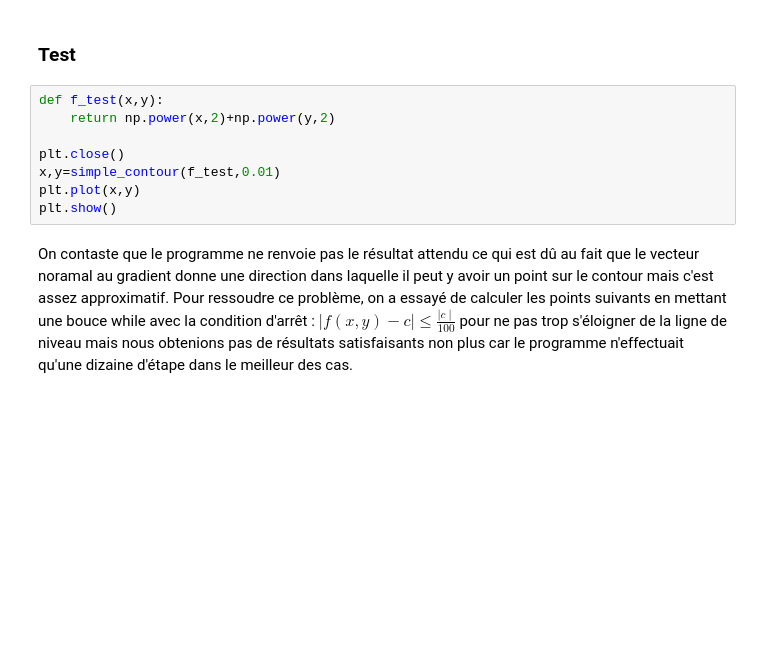
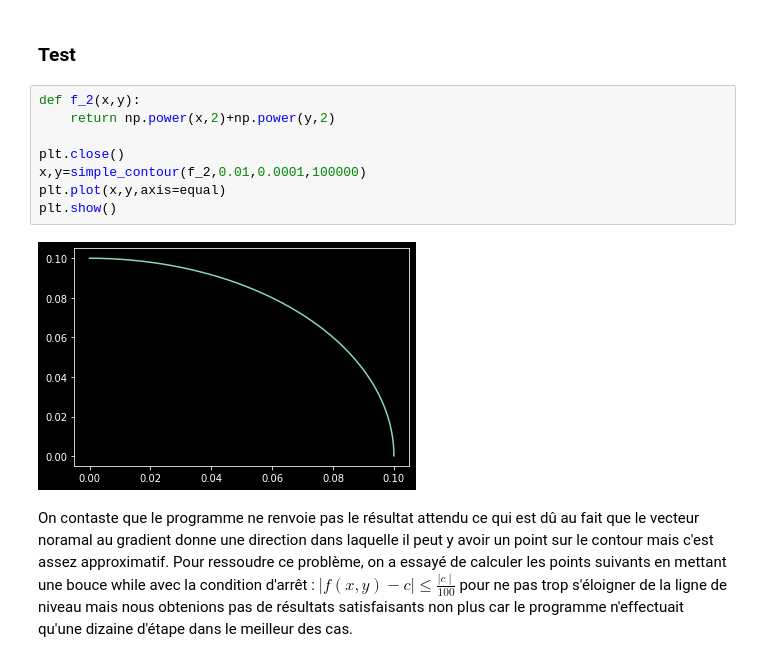
Before and after one commit to AmelysH/Projet-maths1, a Jupyter notebook: Notebook.ipynb, the cells around one changed output. Saved outputs shown, nothing was run; the diff lists cells and outputs as text; blank space fills up the shorter version.

```diff
--- a/Notebook.ipynb
+++ b/Notebook.ipynb
@@ -84,13 +86,15 @@ def simple_contour(f,c=0.0,delta=0.01,nb_point=100):
 # %% [markdown]
 ### Test
 # %%
-def f_test(x,y):
+def f_2(x,y):
     return np.power(x,2)+np.power(y,2)
 
 plt.close()
-x,y=simple_contour(f_test,0.01)
-plt.plot(x,y)
+x,y=simple_contour(f_2,0.01,0.0001,100000)
+plt.plot(x,y,axis=equal)
 plt.show()
+# %% [output]
+[figure, added]
 # %% [markdown]
 On contaste que le programme ne renvoie pas le résultat attendu ce qui est dû au fait que le vecteur noramal au gradient donne une direction dans laquelle il peut y avoir un point sur le contour mais c'est assez approximatif.
 Pour ressoudre ce problème, on a essayé de calculer les points suivants en mettant une bouce while avec la condition d'arrêt : $\mid f(x,y)-c \mid \leq \frac{\mid c \mid}{100}$ pour ne pas trop s'éloigner de la ligne de niveau mais nous obtenions pas de résultats satisfaisants non plus car le programme n'effectuait qu'une dizaine d'étape dans le meilleur des cas.
```
Also changed, not shown: parts of 4 cells of this notebook.
